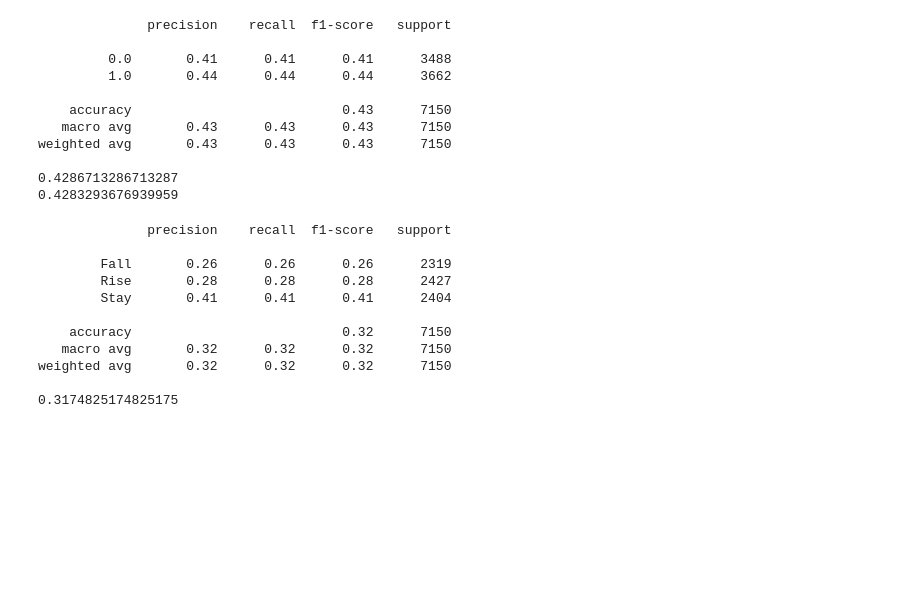
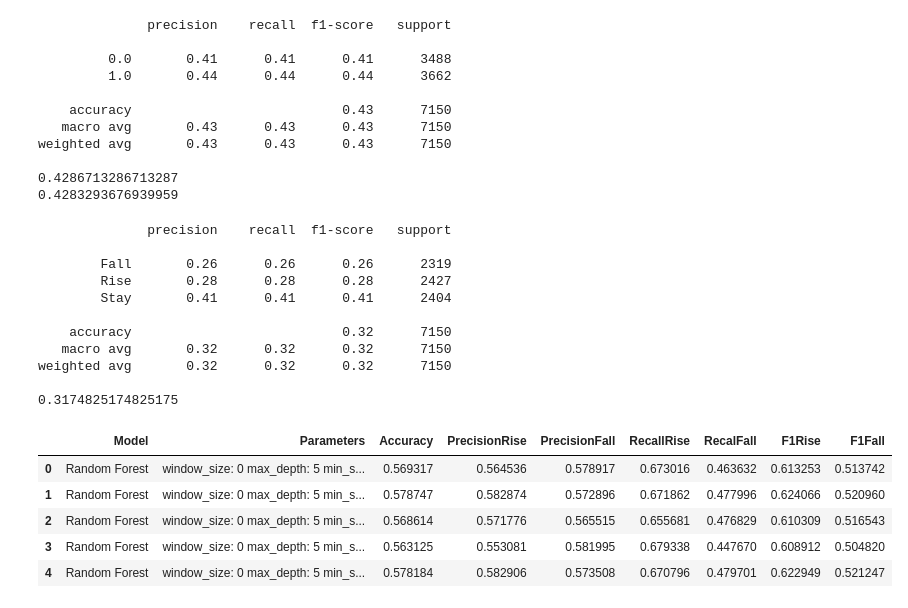
Before and after one commit to KrizanPeter/DP3_Repo, a Jupyter notebook: LastValuePredict.ipynb, the cells around one changed output. Saved outputs shown, nothing was run; the diff lists cells and outputs as text; code cells hidden in the pictures; blank space fills up the shorter version.

```diff
--- a/LastValuePredict.ipynb
+++ b/LastValuePredict.ipynb
@@ -55,0 +58,9 @@ weighted avg       0.32      0.32      0.32      7150
+# %%
+resultDf.head()
+# %% [output]
+|  | Model | Parameters | Accuracy | PrecisionRise | PrecisionFall | RecallRise | RecalFall | F1Rise | F1Fall |
+| 0 | Random Forest | window_size: 0 max_depth: 5 min_s... | 0.569317 | 0.564536 | 0.578917 | 0.673016 | 0.463632 | 0.613253 | 0.513742 |
+| 1 | Random Forest | window_size: 0 max_depth: 5 min_s... | 0.578747 | 0.582874 | 0.572896 | 0.671862 | 0.477996 | 0.624066 | 0.520960 |
+| 2 | Random Forest | window_size: 0 max_depth: 5 min_s... | 0.568614 | 0.571776 | 0.565515 | 0.655681 | 0.476829 | 0.610309 | 0.516543 |
+| 3 | Random Forest | window_size: 0 max_depth: 5 min_s... | 0.563125 | 0.553081 | 0.581995 | 0.679338 | 0.447670 | 0.608912 | 0.504820 |
+| 4 | Random Forest | window_size: 0 max_depth: 5 min_s... | 0.578184 | 0.582906 | 0.573508 | 0.670796 | 0.479701 | 0.622949 | 0.521247 |
```
Also changed, not shown: parts of 7 cells of this notebook, 7 other files.
